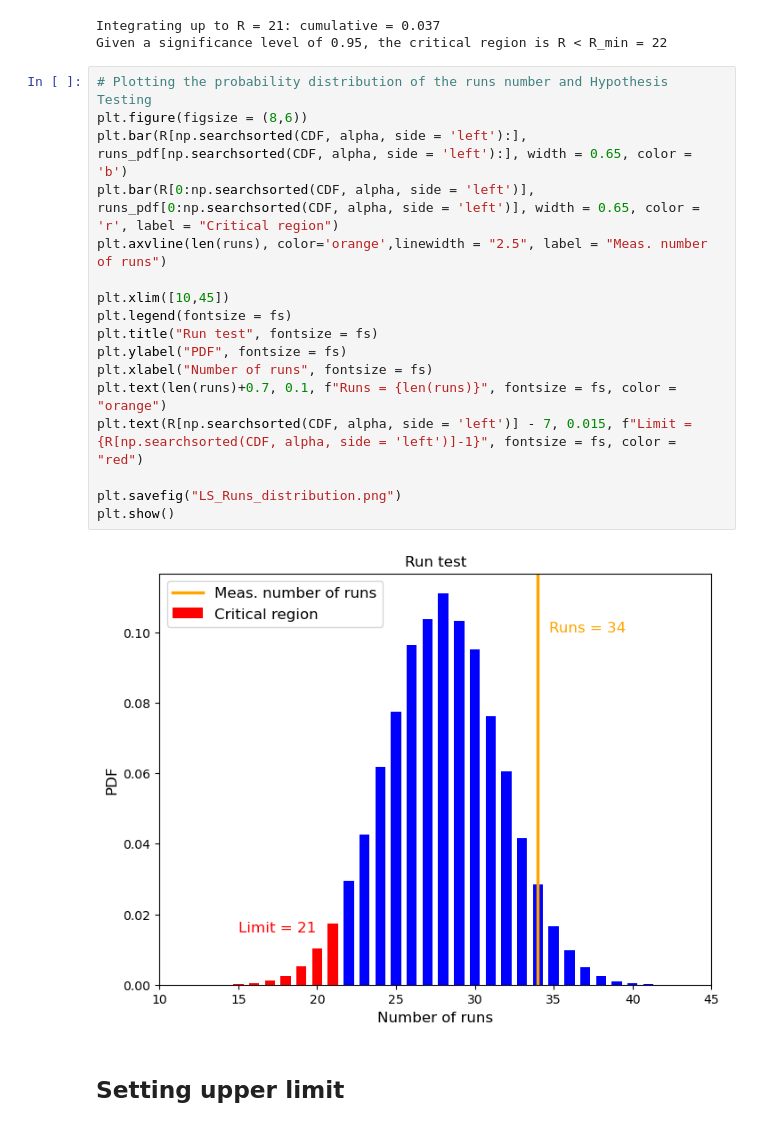
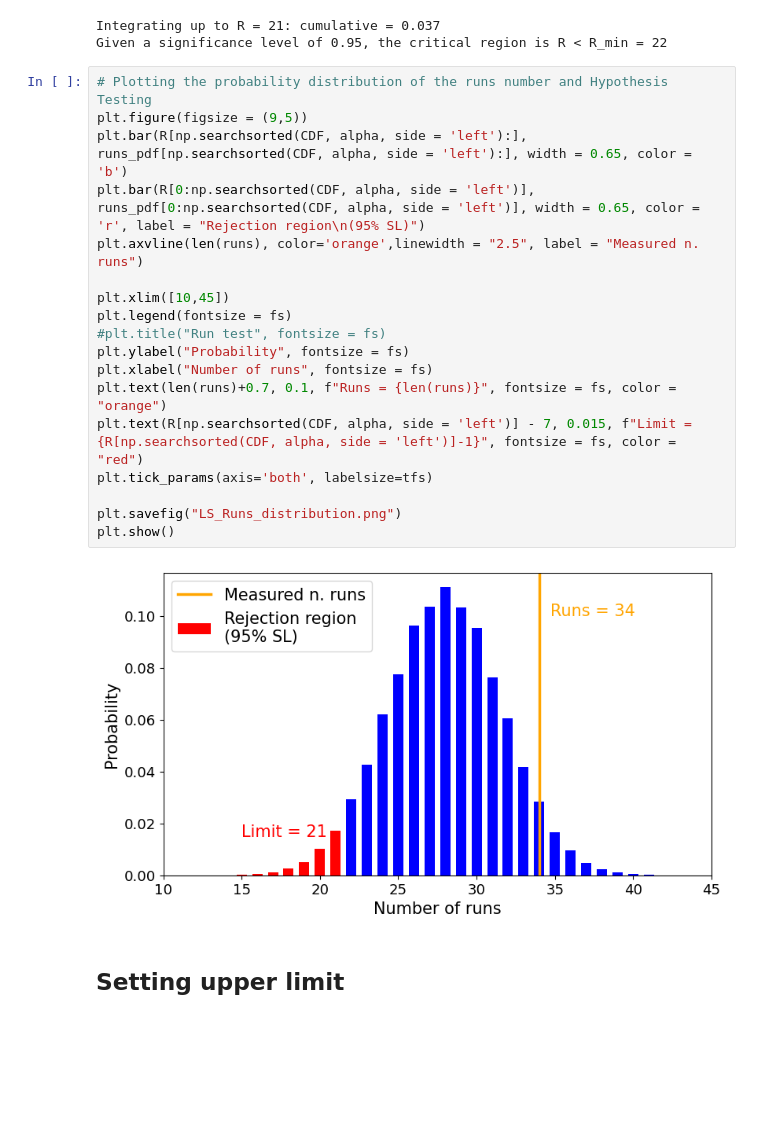
Before and after one commit to Matteo-Bellino/SMATEP_Project, a Jupyter notebook: Psi2S_RadanoBellino.ipynb, the cells around one changed output. Drawn from its saved outputs; the diff is of its cells as text; blank space fills up the shorter version.

```diff
--- a/Psi2S_RadanoBellino.ipynb
+++ b/Psi2S_RadanoBellino.ipynb
@@ -1148,23 +1139,24 @@ Integrating up to R = 21: cumulative = 0.037
 Given a significance level of 0.95, the critical region is R < R_min = 22
 # %%
 # Plotting the probability distribution of the runs number and Hypothesis Testing
-plt.figure(figsize = (8,6))
+plt.figure(figsize = (9,5))
 plt.bar(R[np.searchsorted(CDF, alpha, side = 'left'):], runs_pdf[np.searchsorted(CDF, alpha, side = 'left'):], width = 0.65, color = 'b')
-plt.bar(R[0:np.searchsorted(CDF, alpha, side = 'left')], runs_pdf[0:np.searchsorted(CDF, alpha, side = 'left')], width = 0.65, color = 'r', label = "Critical region")
-plt.axvline(len(runs), color='orange',linewidth = "2.5", label = "Meas. number of runs")
+plt.bar(R[0:np.searchsorted(CDF, alpha, side = 'left')], runs_pdf[0:np.searchsorted(CDF, alpha, side = 'left')], width = 0.65, color = 'r', label = "Rejection region\n(95% SL)")
+plt.axvline(len(runs), color='orange',linewidth = "2.5", label = "Measured n. runs")
 
 plt.xlim([10,45])
 plt.legend(fontsize = fs)
-plt.title("Run test", fontsize = fs)
-plt.ylabel("PDF", fontsize = fs)
+#plt.title("Run test", fontsize = fs)
+plt.ylabel("Probability", fontsize = fs)
 plt.xlabel("Number of runs", fontsize = fs)
 plt.text(len(runs)+0.7, 0.1, f"Runs = {len(runs)}", fontsize = fs, color = "orange")
 plt.text(R[np.searchsorted(CDF, alpha, side = 'left')] - 7, 0.015, f"Limit = {R[np.searchsorted(CDF, alpha, side = 'left')]-1}", fontsize = fs, color = "red")
+plt.tick_params(axis='both', labelsize=tfs)
 
 plt.savefig("LS_Runs_distribution.png")
 plt.show()
 # %% [output]
-[figure, old version]
+[figure, new version]
 # %% [markdown]
 ## Setting upper limit
 # %%
```
Also changed, not shown: parts of 14 cells of this notebook, 1 other file.
